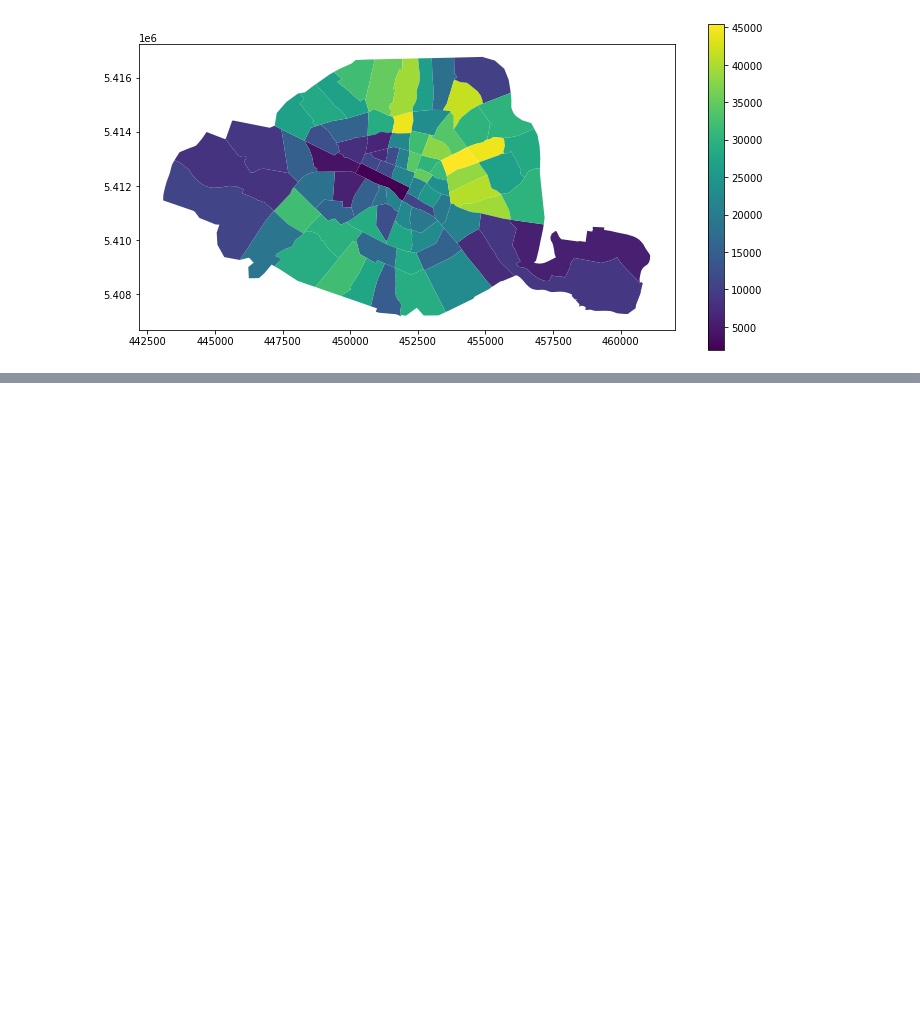
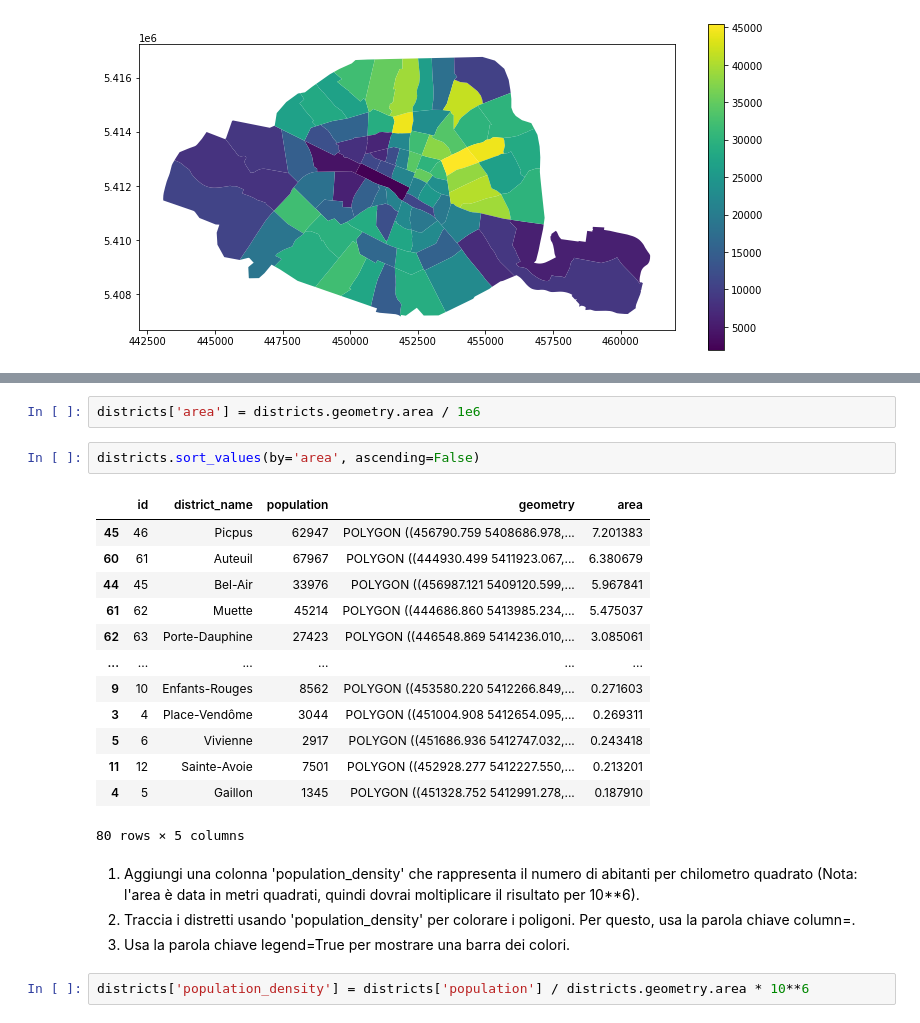
Before and after one commit to GeremiccaAndrea/GeoPandas, a Jupyter notebook: GeoPandas.ipynb, the cells around one changed output, grey strips where cells are left out. Cells and saved outputs as stored; diff of their text form; blank space fills up the shorter version.

```diff
--- a/GeoPandas.ipynb
+++ b/GeoPandas.ipynb
@@ -260,0 +411,24 @@ geopandas.geodataframe.GeoDataFrame
+# %%
+districts['area'] = districts.geometry.area / 1e6
+# %%
+districts.sort_values(by='area', ascending=False)
+# %% [output]
+|  | id | district_name | population | geometry | area |
+| 45 | 46 | Picpus | 62947 | POLYGON ((456790.759 5408686.978,... | 7.201383 |
+| 60 | 61 | Auteuil | 67967 | POLYGON ((444930.499 5411923.067,... | 6.380679 |
+| 44 | 45 | Bel-Air | 33976 | POLYGON ((456987.121 5409120.599,... | 5.967841 |
+| 61 | 62 | Muette | 45214 | POLYGON ((444686.860 5413985.234,... | 5.475037 |
+| 62 | 63 | Porte-Dauphine | 27423 | POLYGON ((446548.869 5414236.010,... | 3.085061 |
+| ... | ... | ... | ... | ... | ... |
+| 9 | 10 | Enfants-Rouges | 8562 | POLYGON ((453580.220 5412266.849,... | 0.271603 |
+| 3 | 4 | Place-Vendôme | 3044 | POLYGON ((451004.908 5412654.095,... | 0.269311 |
+| 5 | 6 | Vivienne | 2917 | POLYGON ((451686.936 5412747.032,... | 0.243418 |
+| 11 | 12 | Sainte-Avoie | 7501 | POLYGON ((452928.277 5412227.550,... | 0.213201 |
+| 4 | 5 | Gaillon | 1345 | POLYGON ((451328.752 5412991.278,... | 0.187910 |
+80 rows × 5 columns
+# %% [markdown]
+1. Aggiungi una colonna 'population_density' che rappresenta il numero di abitanti per chilometro quadrato (Nota: l'area è data in metri quadrati, quindi dovrai moltiplicare il risultato per 10**6).
+2. Traccia i distretti usando 'population_density' per colorare i poligoni. Per questo, usa la parola chiave column=.
+3. Usa la parola chiave legend=True per mostrare una barra dei colori.
+# %%
+districts['population_density'] = districts['population'] / districts.geometry.area * 10**6
```
Also changed, not shown: parts of 35 cells of this notebook.
